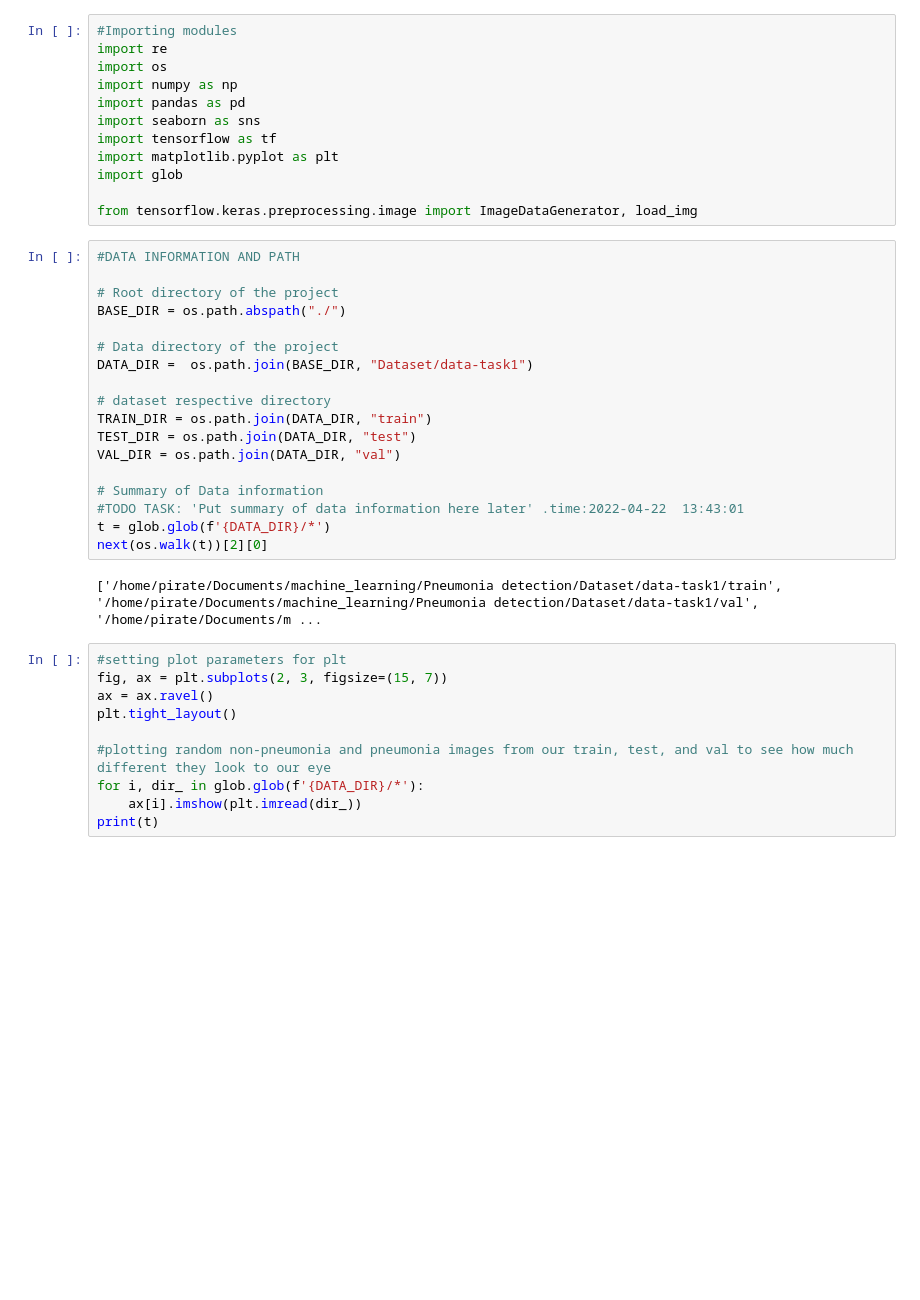
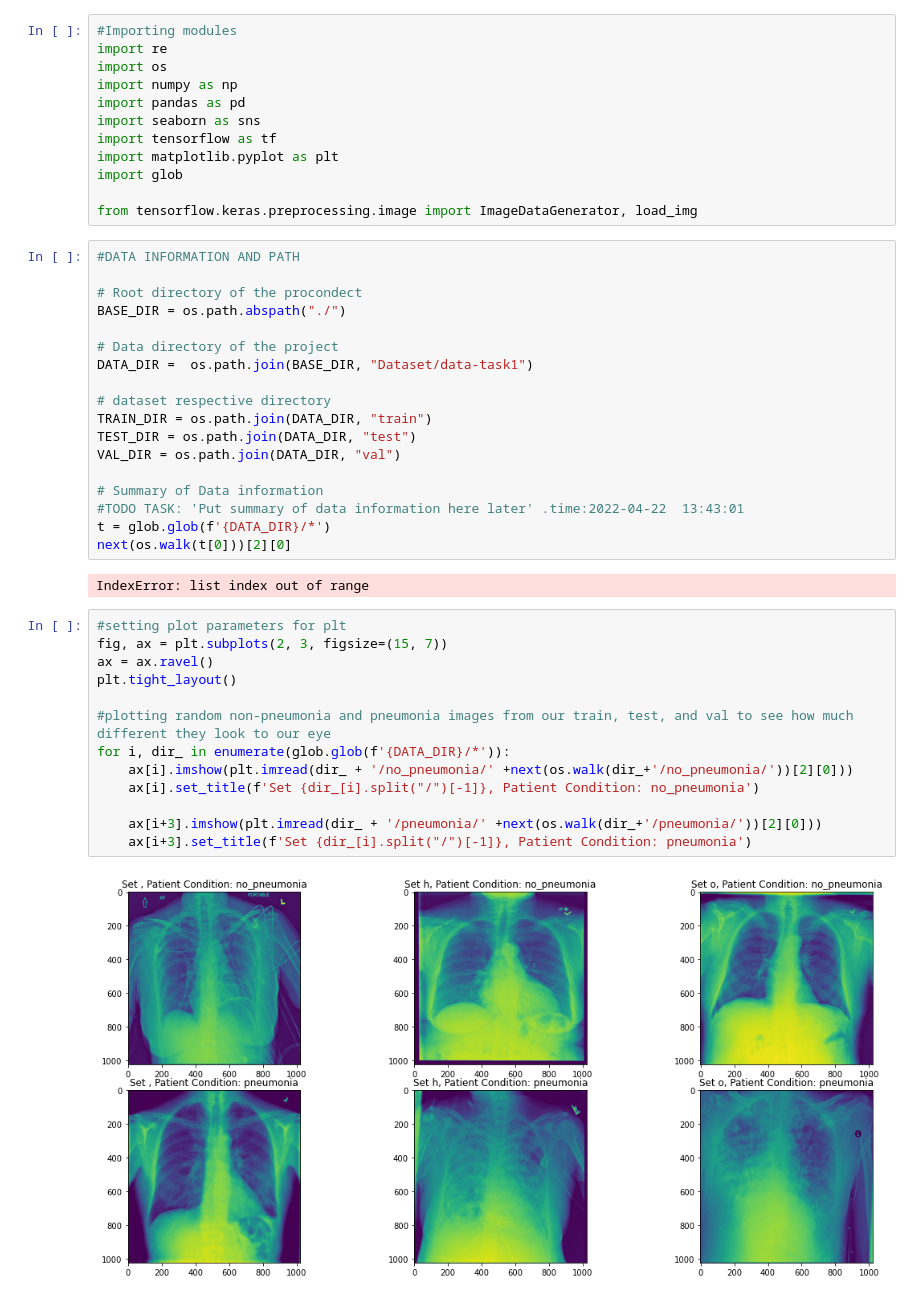
Before and after one commit to thoth2357/Pneumonia-detection-Transfer-And-NonTransfer-Learning-Models, a Jupyter notebook: main.ipynb, the cells around one changed output. Saved outputs shown, nothing was run; the diff lists cells and outputs as text; blank space fills up the shorter version.

Commit message:
plotted images of both pneumonia and non pneumonia condition of both train , test and val dataset

```diff
--- a/main.ipynb
+++ b/main.ipynb
@@ -13,7 +13,7 @@ from tensorflow.keras.preprocessing.image import ImageDataGenerator, load_img
 # %%
 #DATA INFORMATION AND PATH
 
-# Root directory of the project
+# Root directory of the procondect
 BASE_DIR = os.path.abspath("./")
 
 # Data directory of the project
@@ -27,16 +27,21 @@ VAL_DIR = os.path.join(DATA_DIR, "val")
 # Summary of Data information
 #TODO TASK: 'Put summary of data information here later' .time:2022-04-22  13:43:01
 t = glob.glob(f'{DATA_DIR}/*')
-next(os.walk(t))[2][0]
+next(os.walk(t[0]))[2][0]
 # %% [output]
-['/home/pirate/Documents/machine_learning/Pneumonia detection/Dataset/data-task1/train', '/home/pirate/Documents/machine_learning/Pneumonia detection/Dataset/data-task1/val', '/home/pirate/Documents/m ...
+IndexError: list index out of range
 # %%
 #setting plot parameters for plt
 fig, ax = plt.subplots(2, 3, figsize=(15, 7))
 ax = ax.ravel()
 plt.tight_layout()
 
 #plotting random non-pneumonia and pneumonia images from our train, test, and val to see how much different they look to our eye
-for i, dir_ in glob.glob(f'{DATA_DIR}/*'):
-    ax[i].imshow(plt.imread(dir_))
-print(t)
+for i, dir_ in enumerate(glob.glob(f'{DATA_DIR}/*')):
+    ax[i].imshow(plt.imread(dir_ + '/no_pneumonia/' +next(os.walk(dir_+'/no_pneumonia/'))[2][0]))
+    ax[i].set_title(f'Set {dir_[i].split("/")[-1]}, Patient Condition: no_pneumonia')
+
+    ax[i+3].imshow(plt.imread(dir_ + '/pneumonia/' +next(os.walk(dir_+'/pneumonia/'))[2][0]))
+    ax[i+3].set_title(f'Set {dir_[i].split("/")[-1]}, Patient Condition: pneumonia')
+# %% [output]
+[figure, added]
```
